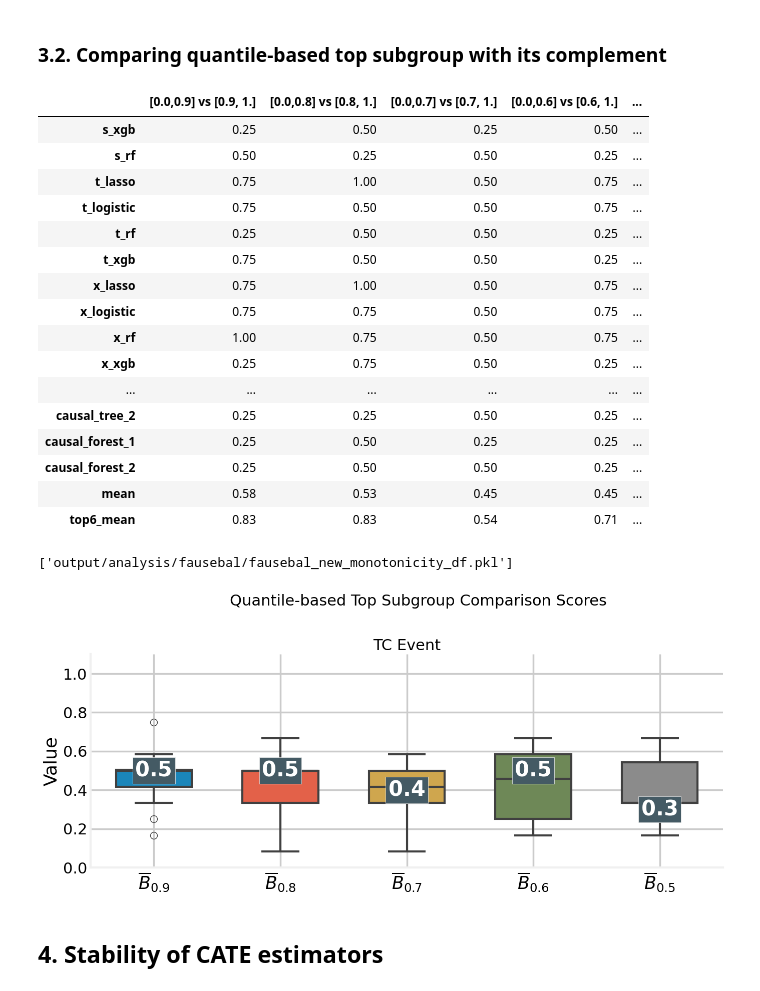
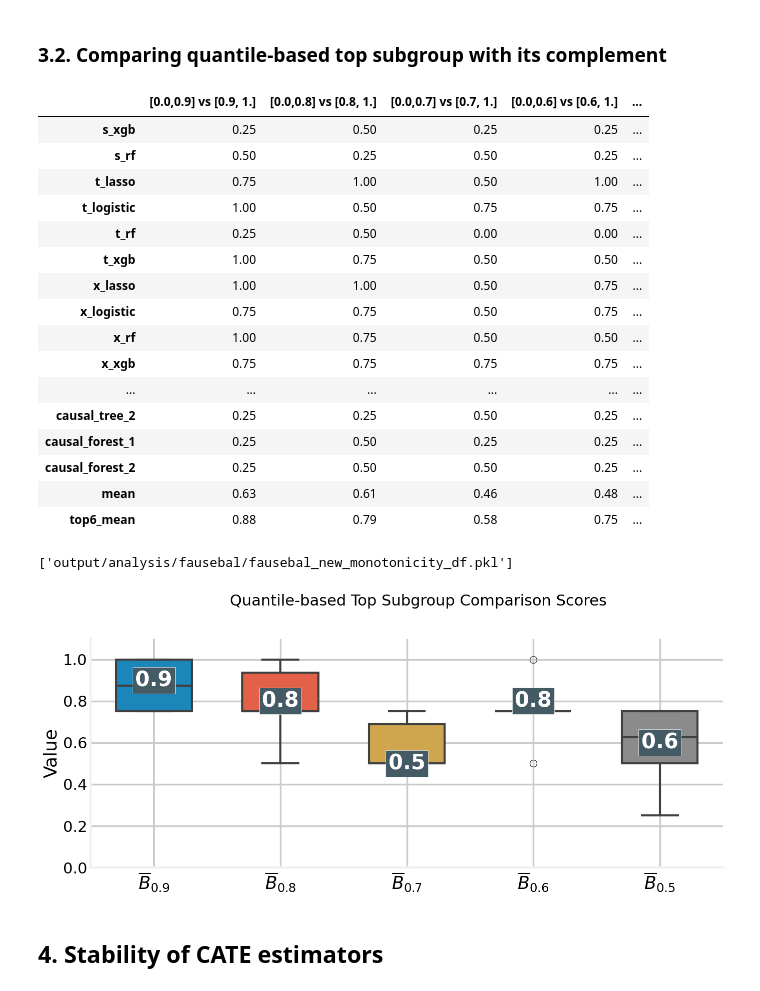
Before and after one commit to Zen0fficial/causal-targeting, a Jupyter notebook: 03a_GI_validate_CATE_estimators.ipynb, the cells around one changed output. Drawn from its saved outputs; the diff is of its cells as text; code cells hidden in the pictures.

```diff
--- a/03a_GI_validate_CATE_estimators.ipynb
+++ b/03a_GI_validate_CATE_estimators.ipynb
@@ -119,7 +117,7 @@ import warnings
 warnings.filterwarnings("ignore")
 # Load tuned params (now consolidated into a single file holding all splits)
 MODEL_CSV = Path("output/analysis/")
-tuned_params = joblib.load(f"output/analysis/output/params/{outcome}/{outcome}_tuned_params.pkl")
+tuned_params = joblib.load(f"output/params/{outcome}/{outcome}_tuned_params.pkl")
 
 try:
     fitted_libraries = joblib.load(f"output/analysis/{outcome}/{outcome}_fitted_libraries.pkl")
@@ -500,22 +500,22 @@ new_monotonicity_df = get_monotonicity_results(fitted_libraries, top_estimator_n
 new_monotonicity_df.round(2)
 # %% [output]
 |  | [0.0,0.9] vs [0.9, 1.] | [0.0,0.8] vs [0.8, 1.] | [0.0,0.7] vs [0.7, 1.] | [0.0,0.6] vs [0.6, 1.] | ... |
-| s_xgb | 0.25 | 0.50 | 0.25 | 0.50 | ... |
+| s_xgb | 0.25 | 0.50 | 0.25 | 0.25 | ... |
 | s_rf | 0.50 | 0.25 | 0.50 | 0.25 | ... |
-| t_lasso | 0.75 | 1.00 | 0.50 | 0.75 | ... |
-| t_logistic | 0.75 | 0.50 | 0.50 | 0.75 | ... |
-| t_rf | 0.25 | 0.50 | 0.50 | 0.25 | ... |
-| t_xgb | 0.75 | 0.50 | 0.50 | 0.25 | ... |
-| x_lasso | 0.75 | 1.00 | 0.50 | 0.75 | ... |
+| t_lasso | 0.75 | 1.00 | 0.50 | 1.00 | ... |
+| t_logistic | 1.00 | 0.50 | 0.75 | 0.75 | ... |
+| t_rf | 0.25 | 0.50 | 0.00 | 0.00 | ... |
+| t_xgb | 1.00 | 0.75 | 0.50 | 0.50 | ... |
+| x_lasso | 1.00 | 1.00 | 0.50 | 0.75 | ... |
 | x_logistic | 0.75 | 0.75 | 0.50 | 0.75 | ... |
-| x_rf | 1.00 | 0.75 | 0.50 | 0.75 | ... |
-| x_xgb | 0.25 | 0.75 | 0.50 | 0.25 | ... |
+| x_rf | 1.00 | 0.75 | 0.50 | 0.50 | ... |
+| x_xgb | 0.75 | 0.75 | 0.75 | 0.75 | ... |
 | ... | ... | ... | ... | ... | ... |
 | causal_tree_2 | 0.25 | 0.25 | 0.50 | 0.25 | ... |
 | causal_forest_1 | 0.25 | 0.50 | 0.25 | 0.25 | ... |
 | causal_forest_2 | 0.25 | 0.50 | 0.50 | 0.25 | ... |
-| mean | 0.58 | 0.53 | 0.45 | 0.45 | ... |
-| top6_mean | 0.83 | 0.83 | 0.54 | 0.71 | ... |
+| mean | 0.63 | 0.61 | 0.46 | 0.48 | ... |
+| top6_mean | 0.88 | 0.79 | 0.58 | 0.75 | ... |
 # %%
 joblib.dump(new_monotonicity_df, f"output/analysis/{outcome}/{outcome}_new_monotonicity_df.pkl")
 # %% [output]
@@ -530,13 +530,10 @@ ticks2 = [rf'$\overline{{{stick}}}_{{{1-q:.1f}}}$' for q in qs]
 f, ax1 = plt.subplots(1, 1, figsize = [14, 6])
 
 ax = ax1
-box_plot = sns.boxplot(
-    data=new_monotonicity_df.drop(index={"mean", "top7_mean"}, errors="ignore"),
-    ax=ax,
-    fliersize=10,
-    linewidth=3,
-    width=.6,
-)
+top6 = top_estimator_names[:6]
+plot_df = new_monotonicity_df.drop(index={"mean", "top6_mean"}, errors="ignore")
+plot_df = plot_df.loc[plot_df.index.intersection(top6)]
+box_plot = sns.boxplot(data=plot_df, ax=ax, fliersize=10, linewidth=3, width=.6)
 
 # Add median labels on boxes
 lines = ax.get_lines()
@@ -545,35 +542,34 @@ for cat in categories:
     y = round(lines[4 + cat*6].get_ydata()[0], 1)  # median line
     ax.text(
         cat,
         y,
         f"{y}",
         ha="center",
         va="center",
         fontweight="bold",
         size=30,
         color="white",
         bbox=dict(facecolor="#445A64"),
     )
 
 # Ticks, limits, labels
 ax.set_ylim((0, 1.1))
 ax.set_xticks(np.arange(len(ticks2)))
 ax.set_xticklabels(ticks2, fontsize=25)
 ax.grid(True)
-ax.set_title("TC Event")
 ax.spines['right'].set_visible(False)
 ax.spines['top'].set_visible(False)
 
 ax1.set_ylabel("Value", fontsize=26)
 plt.suptitle("Quantile-based Top Subgroup Comparison Scores", x=.55, y=1.03)
 plt.tight_layout()
 
 savfig = False
 if savfig:
     plt.savefig("figs/TC_new_monotonicity_box_plot.pdf", bbox_inches='tight')
 plt.show()
 # %% [output]
-[figure, old version]
+[figure, new version]
 # %% [markdown]
 ## 4. Stability of CATE estimators
 # %% [markdown]
```
Also changed, not shown: parts of 10 cells of this notebook.
